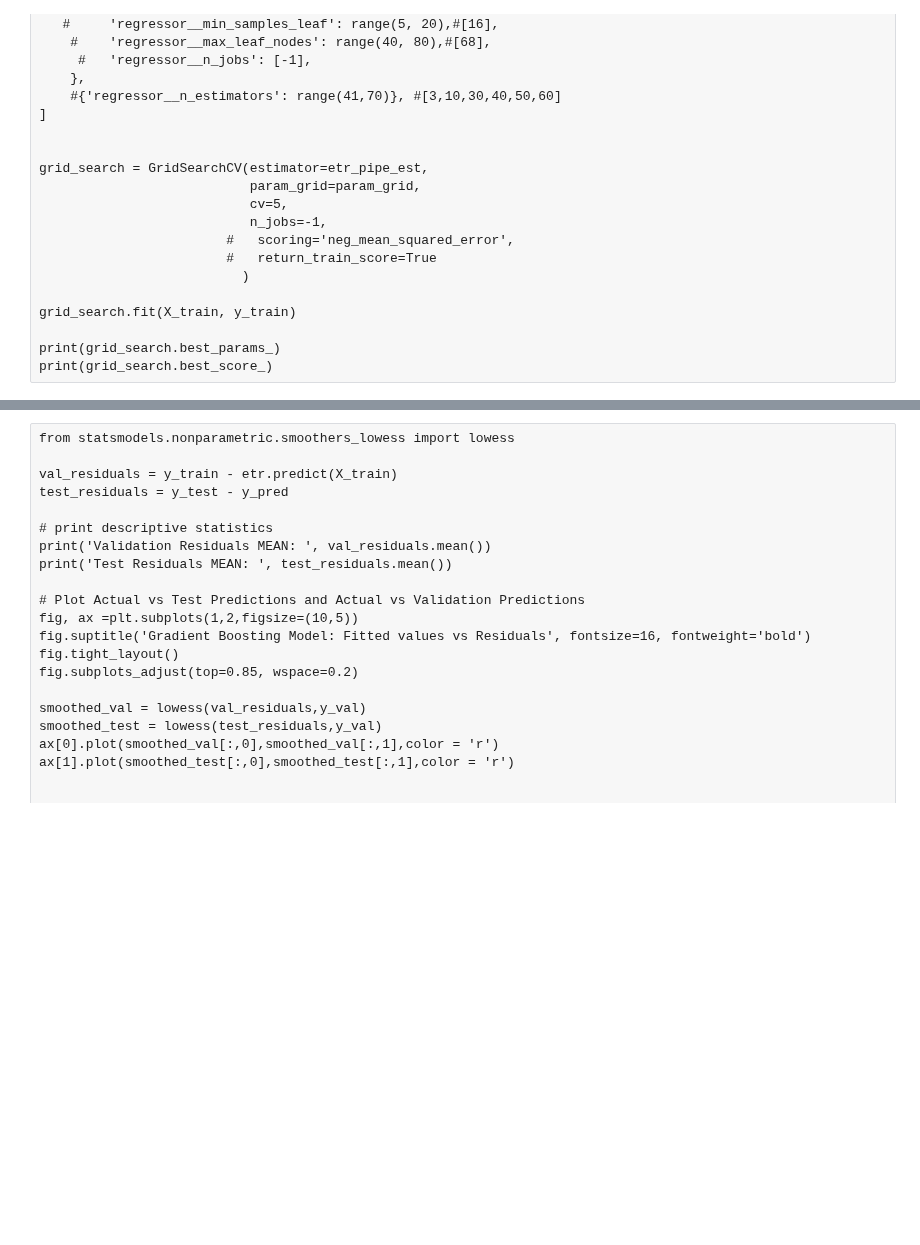
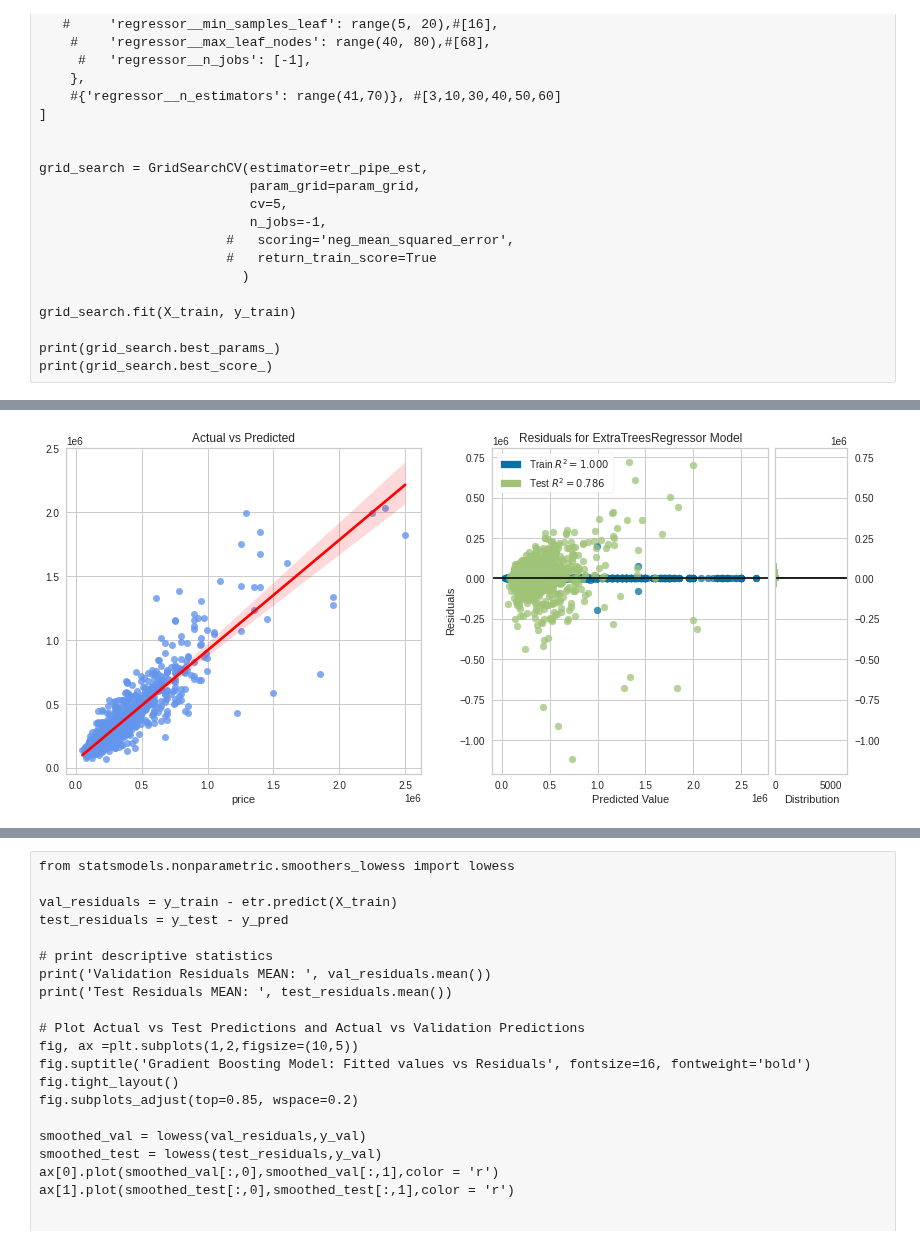
Before and after one commit to javiicc/Identifying_Potential_Investment_Opportunities_In_The_Irish_Real_Estate_Market_Using_MachineLearning, a Jupyter notebook: Price_Inference.ipynb, the cells around one changed output, grey strips where cells are left out. Drawn from its saved outputs; the diff is of its cells as text; code cells hidden in the pictures; blank space fills up the shorter version.

```diff
--- a/Price_Inference.ipynb
+++ b/Price_Inference.ipynb
@@ -1343,0 +1187,17 @@ RMSE: 118225.53504163923
+# %%
+def residuals(estimator, X_train, X_test, y_train, y_test):
+
+    fig, ax =plt.subplots(1,2,figsize=(14,6))
+
+    sns.regplot(x=y_test, y=estimator.fit(X_train, y_train).predict(X_test),
+                scatter_kws={"color": "cornflowerblue"}, line_kws={"color": "red"}, ax=ax[0])\
+               .set_title('Actual vs Predicted')
+
+    visualizer = ResidualsPlot(estimator, ax=ax[1])
+    visualizer.fit(X_train, y_train)
+    visualizer.score(X_test, y_test)
+    visualizer.show();
+
+residuals(etr_pipe_estimator, X_train, X_test, y_train, y_test)
+# %% [output]
+[figure, added]
```
Also changed, not shown: parts of 61 cells of this notebook, 15 other files.
